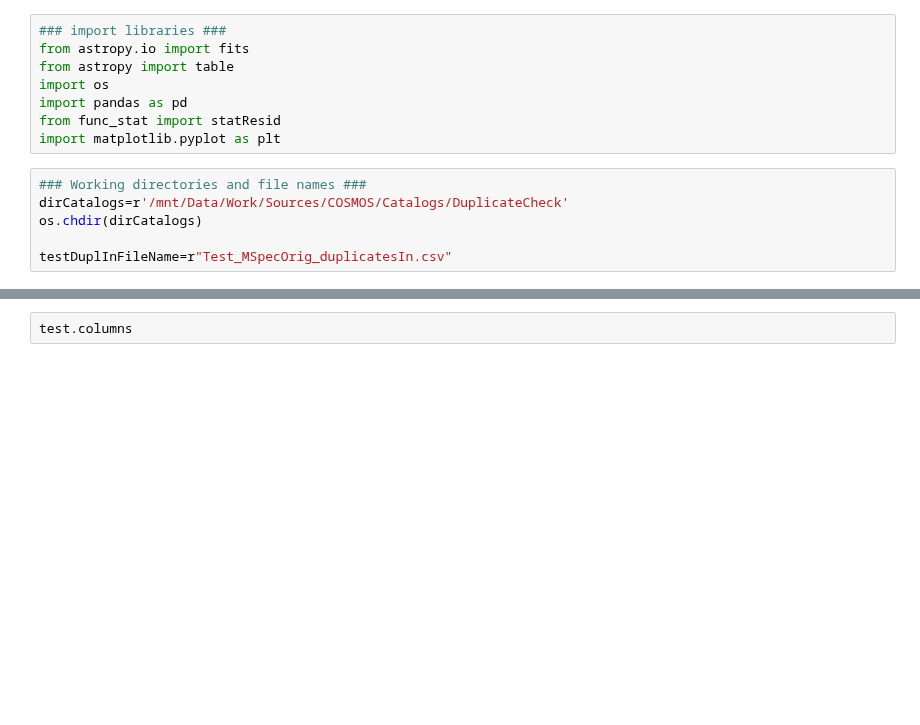
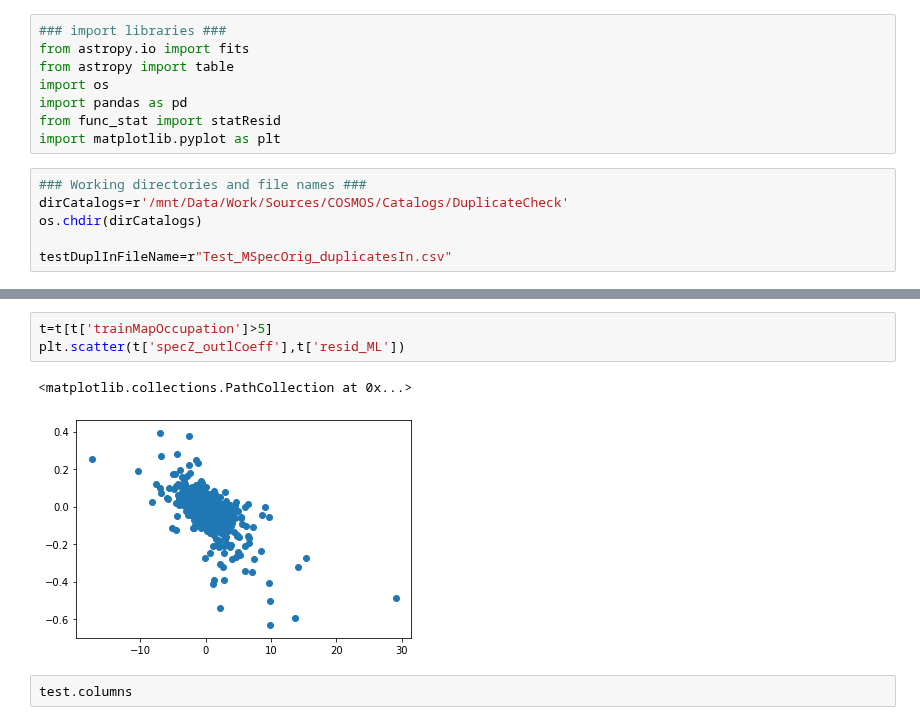
Before and after one commit to ShrRa/COSMOS_SOM, a Jupyter notebook: InspectDuplicatedSpecZ.ipynb, the cells around one changed output, grey strips where cells are left out. Drawn from its saved outputs; the diff is of its cells as text; blank space fills up the shorter version.

```diff
--- a/InspectDuplicatedSpecZ.ipynb
+++ b/InspectDuplicatedSpecZ.ipynb
@@ -48,3 +161,9 @@ print(test[test['SpecScatter']>=0.1]['Seq'].nunique(),'objects with SpecScatter>
+# %%
+t=t[t['trainMapOccupation']>5]
+plt.scatter(t['specZ_outlCoeff'],t['resid_ML'])
+# %% [output]
+<matplotlib.collections.PathCollection at 0x...>
+[figure, added]
 # %%
 test.columns
 # %% [output]
```
Also changed, not shown: parts of 49 cells of this notebook.
